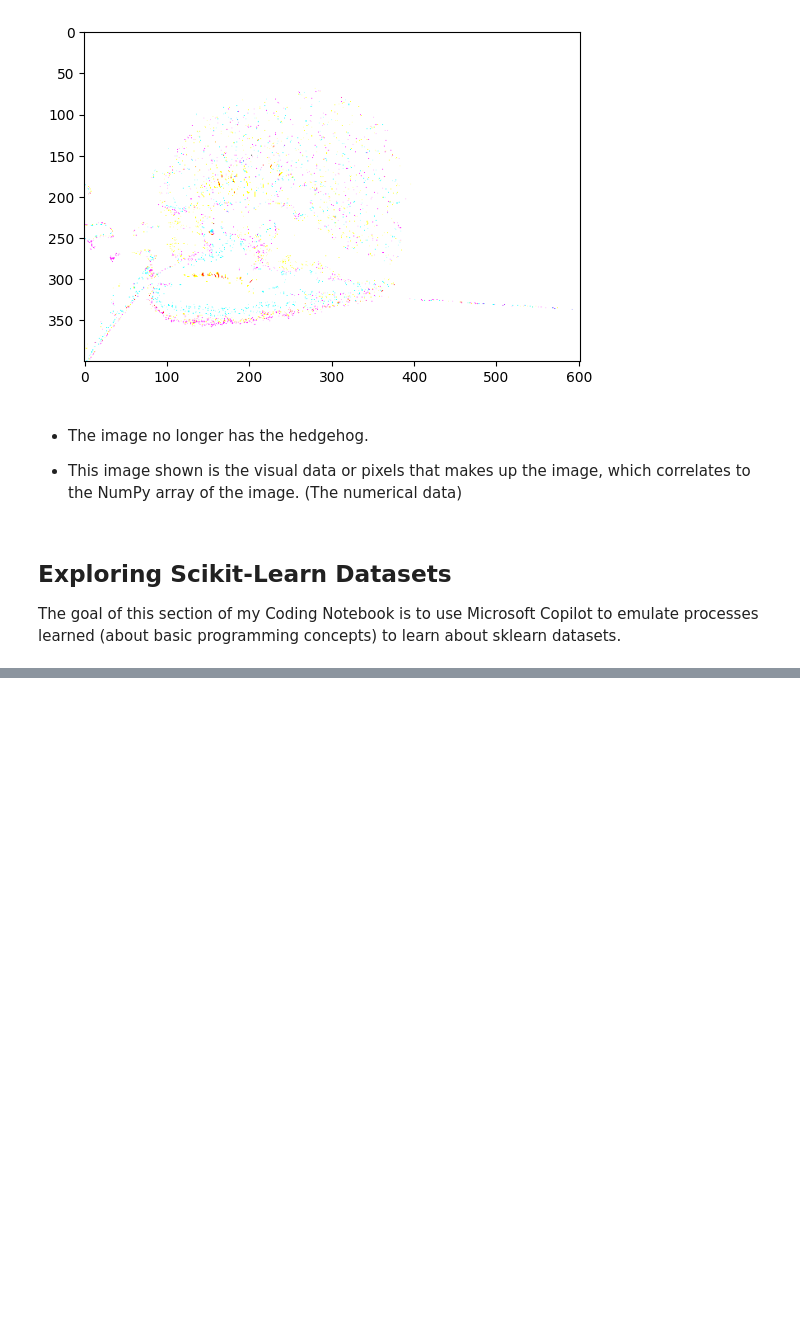
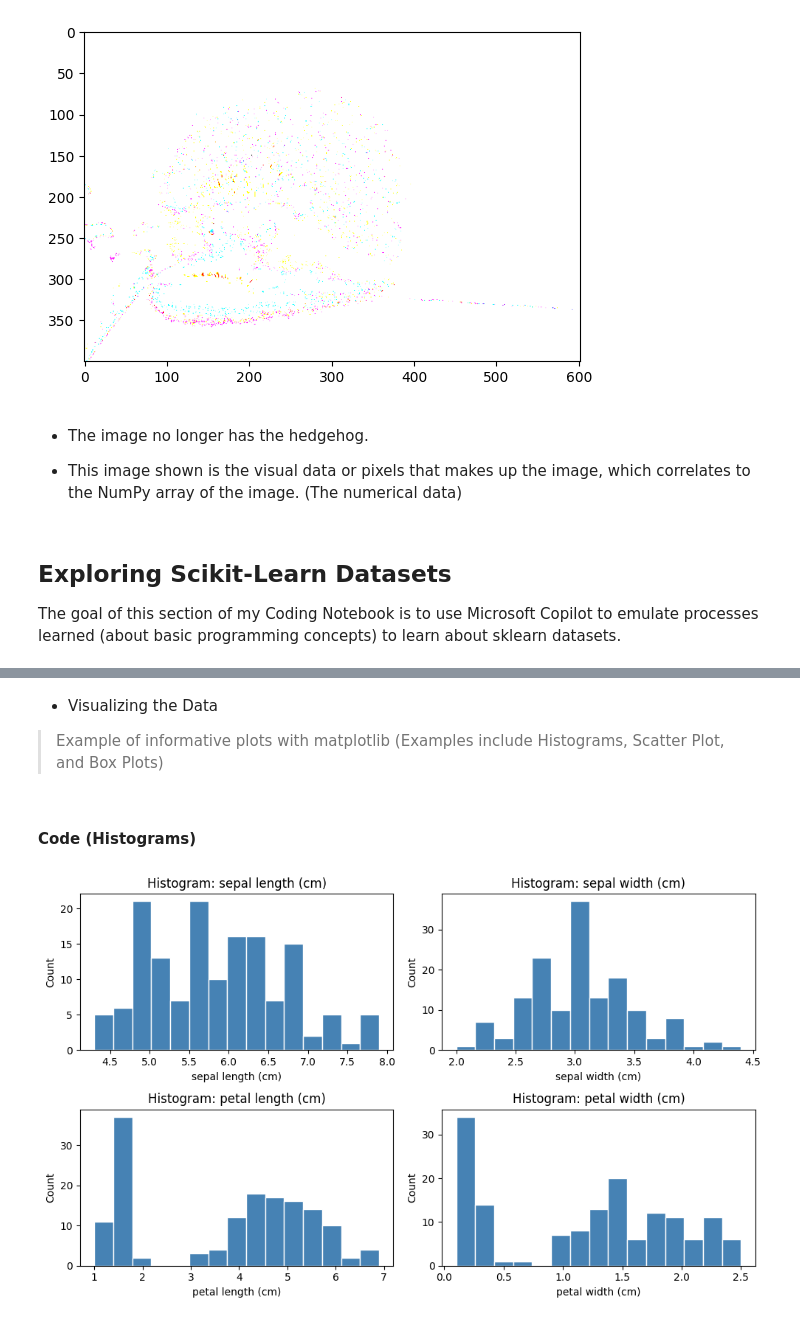
Before and after one commit to ellahaslam/ai-for-the-arts, a Jupyter notebook: coding_exercises.ipynb, the cells around one changed output, grey strips where cells are left out. Drawn from its saved outputs; the diff is of its cells as text; code cells hidden in the pictures; blank space fills up the shorter version.

```diff
--- a/coding_exercises.ipynb
+++ b/coding_exercises.ipynb
@@ -1568,0 +1593,11 @@ The goal of this section of my Coding Notebook is to use Microsoft Copilot to em
+# %%
+
+# Step 1: Import the datasets module from scikit-learn
+from sklearn import datasets
+
+# Step 2: Load the Iris dataset
+iris = datasets.load_iris()
+
+# Step 3: Print a quick summary (optional)
+print(type(iris))
+print(iris.keys())
@@ -1568,0 +1614,16 @@ The goal of this section of my Coding Notebook is to use Microsoft Copilot to em
+# %%
+
+# Features (X): numeric array of shape (n_samples, n_features)
+X = iris.data              # or iris['data']
+feature_names = iris.feature_names
+
+# Labels (y): class labels, shape (n_samples,)
+y = iris.target            # 0, 1, 2
+target_names = iris.target_names  # ['setosa', 'versicolor', 'virginica']
+
+print("Feature names:", feature_names)
+print("Target names:", target_names)
+print("X shape:", X.shape)
+print("y shape:", y.shape)
+print("First 5 rows of X:\n", X[:5])
+print("First 10 labels:", y[:10])
@@ -1568,0 +1642,21 @@ The goal of this section of my Coding Notebook is to use Microsoft Copilot to em
+# %% [markdown]
++ Visualizing the Data
+>Example of informative plots with matplotlib (Examples include Histograms, Scatter Plot, and Box Plots)
+# %% [markdown]
+#### Code (Histograms)
+# %%
+
+import matplotlib.pyplot as plt
+
+plt.figure(figsize=(10, 6))
+for i, col in enumerate(feature_names):
+    plt.subplot(2, 2, i+1)
+    plt.hist(df[col], bins=15, color='steelblue', edgecolor='white')
+    plt.title(f"Histogram: {col}")
+    plt.xlabel(col)
+    plt.ylabel("Count")
+
+plt.tight_layout()
+plt.show()
+# %% [output]
+[figure, added]
```
Also changed, not shown: parts of 12 cells of this notebook.
